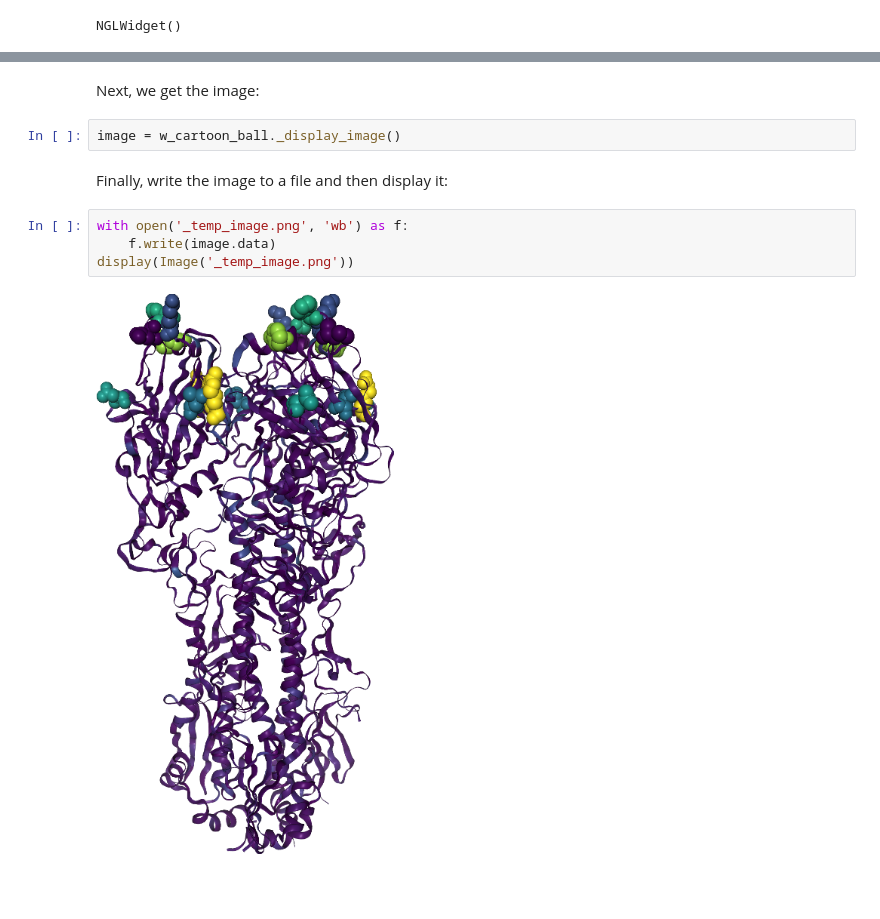
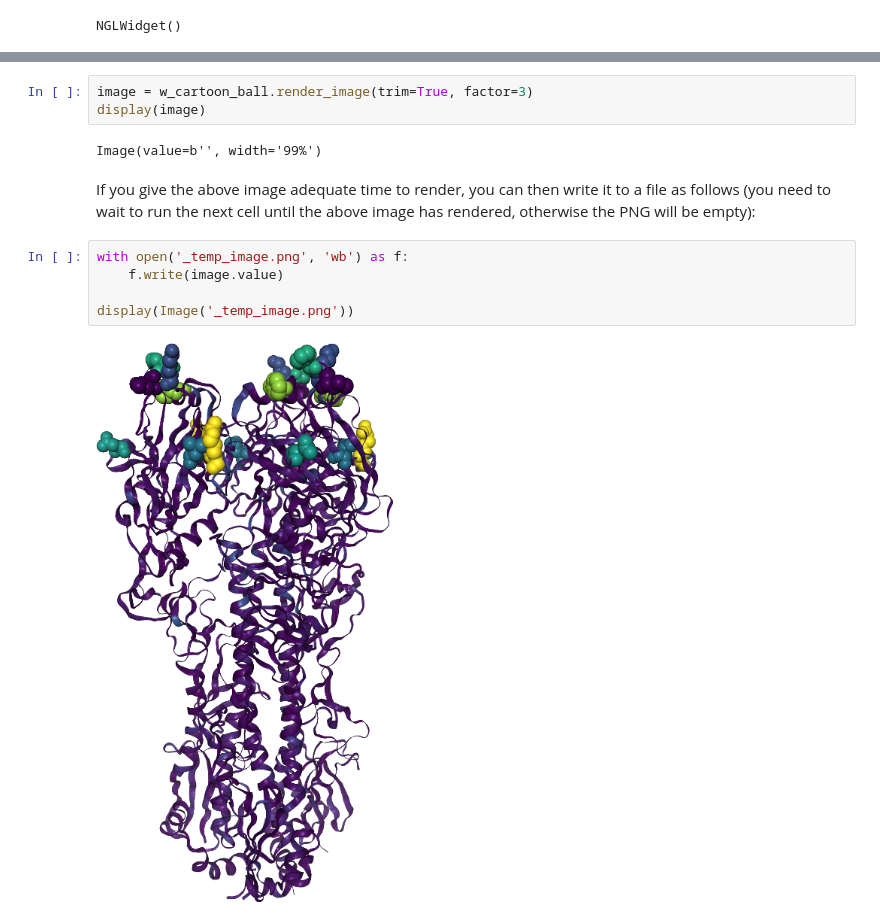
Before and after one commit to jbloomlab/dms_struct, a Jupyter notebook: notebooks/struct_widget.ipynb, the cells around one changed output, grey strips where cells are left out. Drawn from its saved outputs; the diff is of its cells as text; blank space fills up the shorter version.

Commit message:
use `nglview` version 2.1.0
This enables easier rendering of images.

Also, make example show use of separate scales.

```diff
--- a/notebooks/struct_widget.ipynb
+++ b/notebooks/struct_widget.ipynb
@@ -176,12 +171,14 @@ w_cartoon_ball.center()
-# %% [markdown]
-Next, we get the image:
-# %%
-image = w_cartoon_ball._display_image()
-# %% [markdown]
-Finally, write the image to a file and then display it:
+# %%
+image = w_cartoon_ball.render_image(trim=True, factor=3)
+display(image)
+# %% [output]
+Image(value=b'', width='99%')
+# %% [markdown]
+If you give the above image adequate time to render, you can then write it to a file as follows (you need to wait to run the next cell until the above image has rendered, otherwise the PNG will be empty):
 # %%
 with open('_temp_image.png', 'wb') as f:
-    f.write(image.data)
+    f.write(image.value)
+
 display(Image('_temp_image.png'))
 # %% [output]
-[figure, old version]
+[figure, new version]
```
Also changed, not shown: parts of 2 cells of this notebook, 4 other files.
